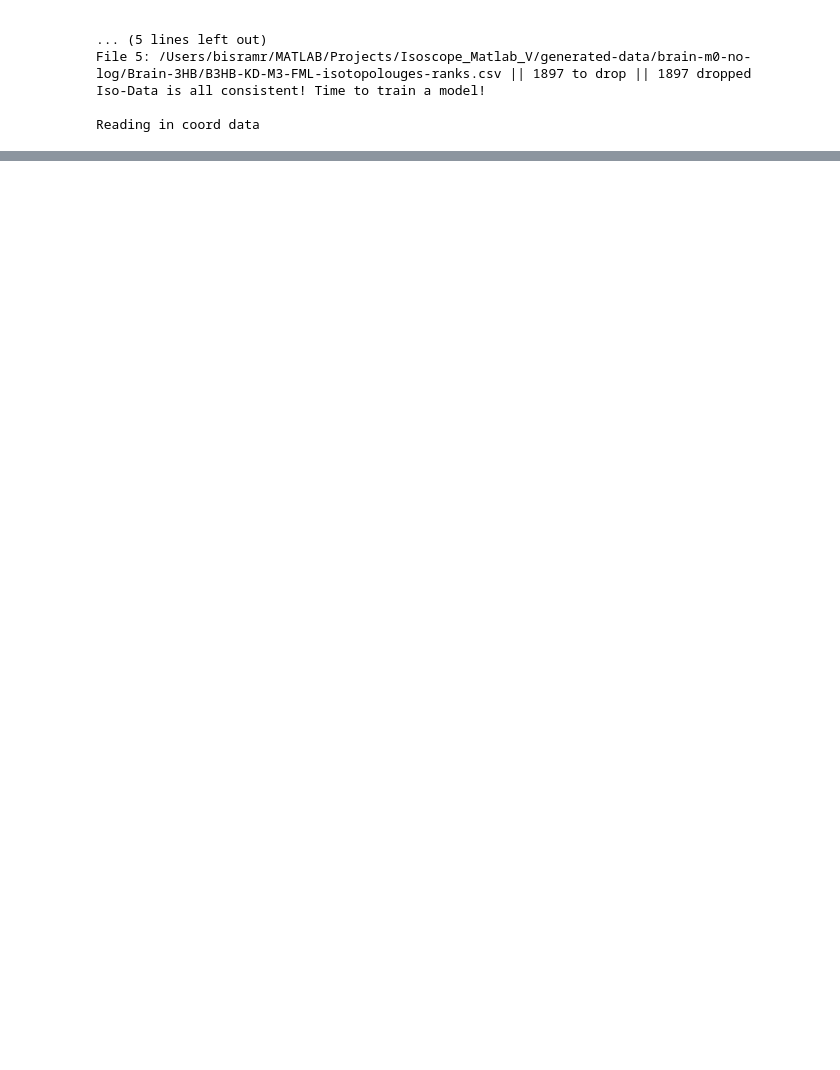
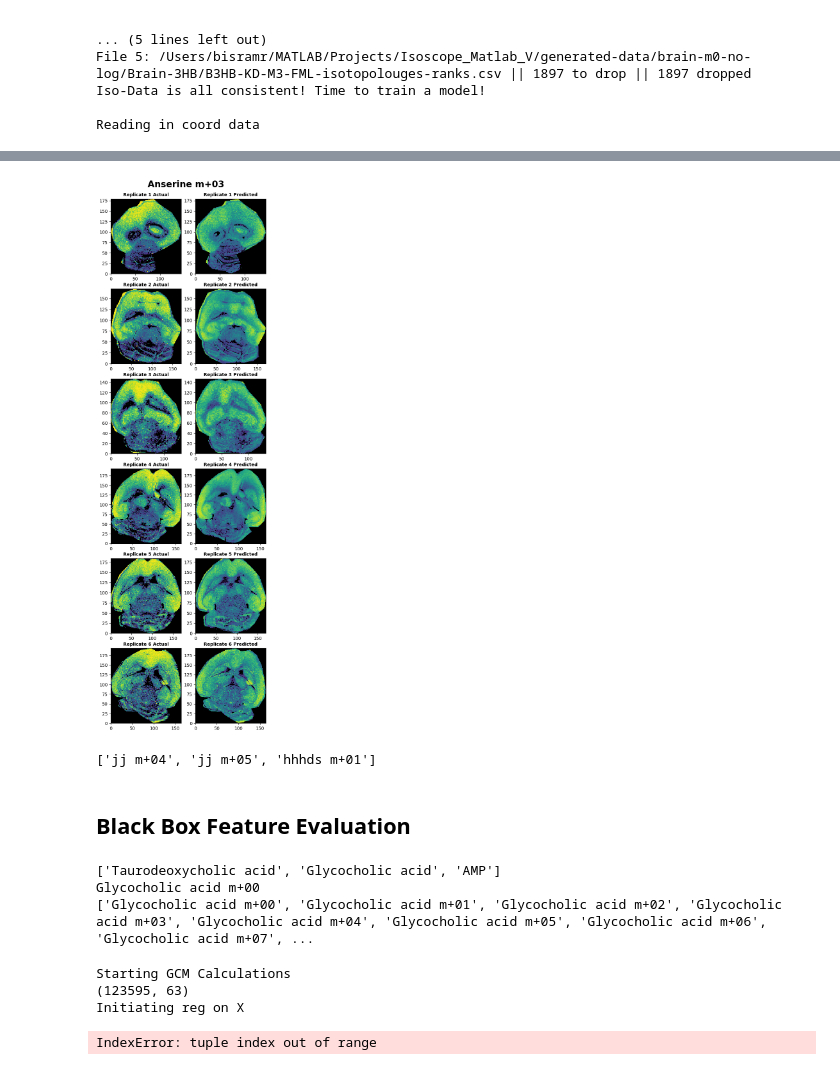
Before and after one commit to reznik-lab/IsoLearner, a Jupyter notebook: IsoLearnerOOO-testing.ipynb, the cells around one changed output, grey strips where cells are left out. Saved outputs shown, nothing was run; the diff lists cells and outputs as text; code cells hidden in the pictures; blank space fills up the shorter version.

```diff
--- a/IsoLearnerOOO-testing.ipynb
+++ b/IsoLearnerOOO-testing.ipynb
@@ -75,0 +166,15 @@ Epoch 48/100
+# %%
+vis.cross_validation_results(ground_truth, predictions, coords_df = Brain_3HB_IsoLearner.coords_df, iso_to_plot = 'Anserine m+03', limited = False)
+# %% [output]
+[figure, added]
+# %%
+isoss = ["jj m+04", "jj m+05", "hhhds m+01", "jdnfjdf m+01"]
+metabss = ["jj", "hhhds"]
+
+final = [iso for iso in isoss if iso[:-5] in metabss]
+
+print(final)
+# %% [output]
+['jj m+04', 'jj m+05', 'hhhds m+01']
+# %% [markdown]
+## Black Box Feature Evaluation
@@ -75,0 +183,55 @@ Epoch 48/100
+# %%
+metabolites = ["Taurodeoxycholic acid", "Glycocholic acid", "AMP"]
+short_metabs, short_isos = Brain_3HB_IsoLearner.black_box_feature_evaluation(metabolites = metabolites)
+# %% [output]
+['Taurodeoxycholic acid', 'Glycocholic acid', 'AMP']
+Glycocholic acid m+00
+['Glycocholic acid m+00', 'Glycocholic acid m+01', 'Glycocholic acid m+02', 'Glycocholic acid m+03', 'Glycocholic acid m+04', 'Glycocholic acid m+05', 'Glycocholic acid m+06', 'Glycocholic acid m+07', ...
+# %%
+# Example Implementation:
+# ===========================================================
+print("Starting GCM Calculations")
+num_cols = len(metabolites)
+mutation_index = 0
+gcm_output = np.fromiter(np.zeros(num_cols), dtype=float)
+
+all_mutations = short_metabs.astype(float)  # The features (metabolites) that are being considered
+Y_data = short_isos.astype(float) # The targets (isotopologues)
+
+# all_mutations = expanded_df.iloc[:, 9:].astype(float) # -> All Mutations We are Testing Over
+# Y_data = expanded_df.iloc[:,0:8].astype(float)
+
+y_data = Y_data.values # -> Outputs don't change over the various features we are testing.
+print(f'Y data shape: {y_data.shape}')
+
+while mutation_index < num_cols: # -> Per Mutation (feature)
+    X_data = (all_mutations.iloc[:,mutation_index]).values.reshape(-1,1)
+
+    #Calculate marginal p_values and if any of the columns of Y
+    #r, p_value = pearsonr(X_data, y_data) # -> Skip any features or mutations that don't matter
+    #if p_value < 0.05:
+    Z_data = all_mutations.drop(all_mutations.columns[mutation_index], axis=1)
+
+    if False:
+        # Get just the top 100 PCs as a quick sub for Z
+        pca = PCA(n_components=5) # -> PCA Decomposition to help reduce dimensionality and reduce overfitting by the models.
+        pca.fit(Z_data.T)
+        pca_Z_data = pca.components_.T
+
+    test_mutation_results = multi_gcm_test(X_data, y_data, Z_data, IsoLearner.NeuralNetRegressorX, IsoLearner.NeuralNetRegressorY) # -> Calling the actual test mutation method
+    gcm_output[mutation_index] = test_mutation_results[4] #p_value -> Saving Pvalue Results
+    #else:
+    #    gcm_output[mutation_index] = 1
+
+    if mutation_index % 50 == 0:
+        print(mutation_index)
+        if gcm_output[mutation_index] < 1:
+            print(gcm_output[mutation_index])
+    mutation_index += 1
+
+print("Finished")
+# %% [output]
+Starting GCM Calculations
+(123595, 63)
+Initiating reg on X
+IndexError: tuple index out of range
```
Also changed, not shown: parts of 4 cells of this notebook, 2 other files.
